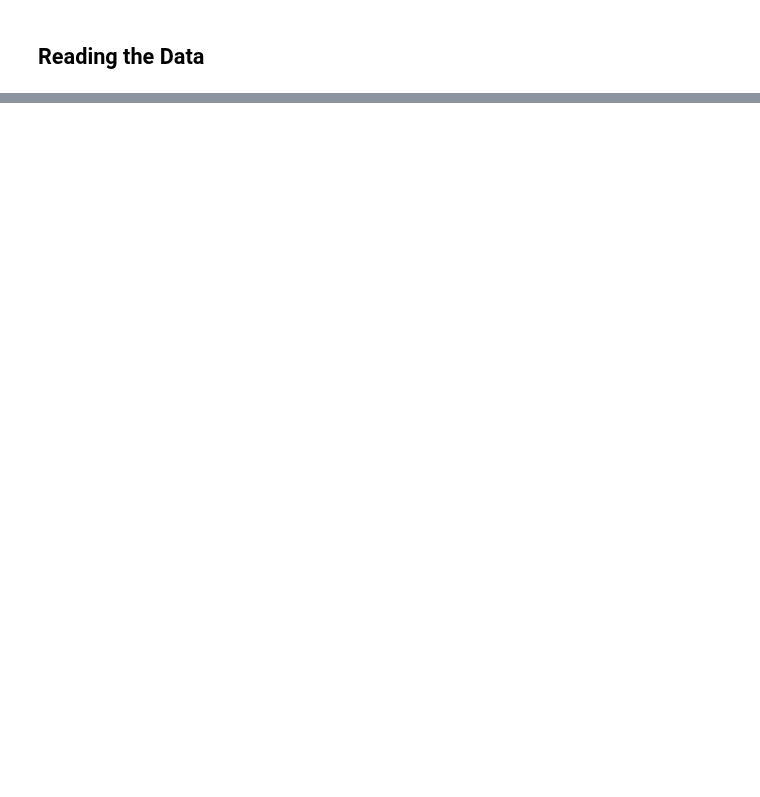
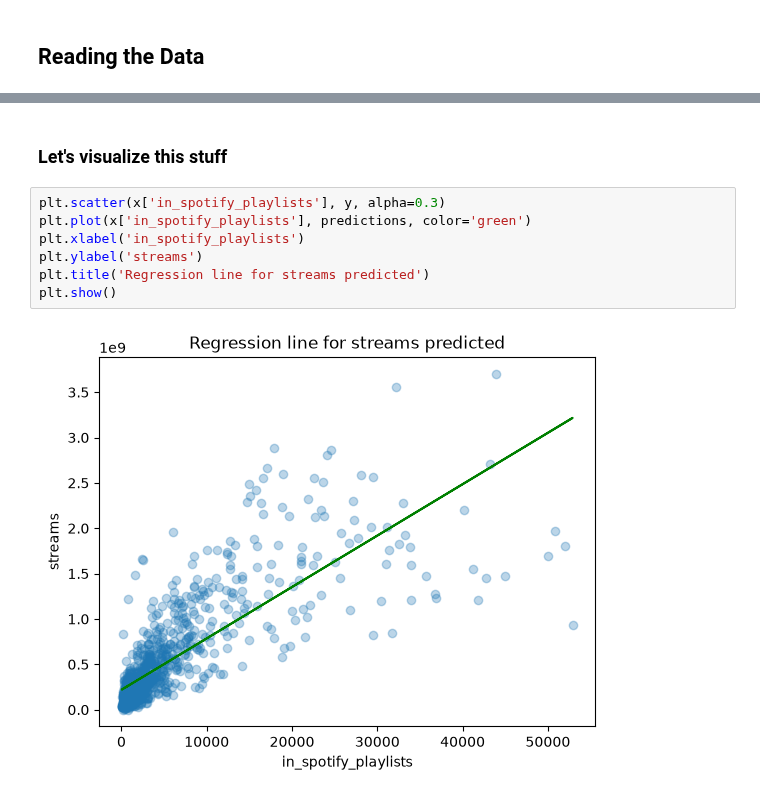
Before and after one commit to ChangeStrange007/CSCI-4047-800, a Jupyter notebook: Mod04 Regression/Code Examples/spotify_regression.ipynb, the cells around one changed output, grey strips where cells are left out. Drawn from its saved outputs; the diff is of its cells as text; blank space fills up the shorter version.

```diff
--- a/Mod04 Regression/Code Examples/spotify_regression.ipynb
+++ b/Mod04 Regression/Code Examples/spotify_regression.ipynb
@@ -23,0 +51,11 @@ df.head()
+# %% [markdown]
+### Let's visualize this stuff
+# %%
+plt.scatter(x['in_spotify_playlists'], y, alpha=0.3)
+plt.plot(x['in_spotify_playlists'], predictions, color='green')
+plt.xlabel('in_spotify_playlists')
+plt.ylabel('streams')
+plt.title('Regression line for streams predicted')
+plt.show()
+# %% [output]
+[figure, added]
```
Also changed, not shown: parts of 13 cells of this notebook, 1 other file.
